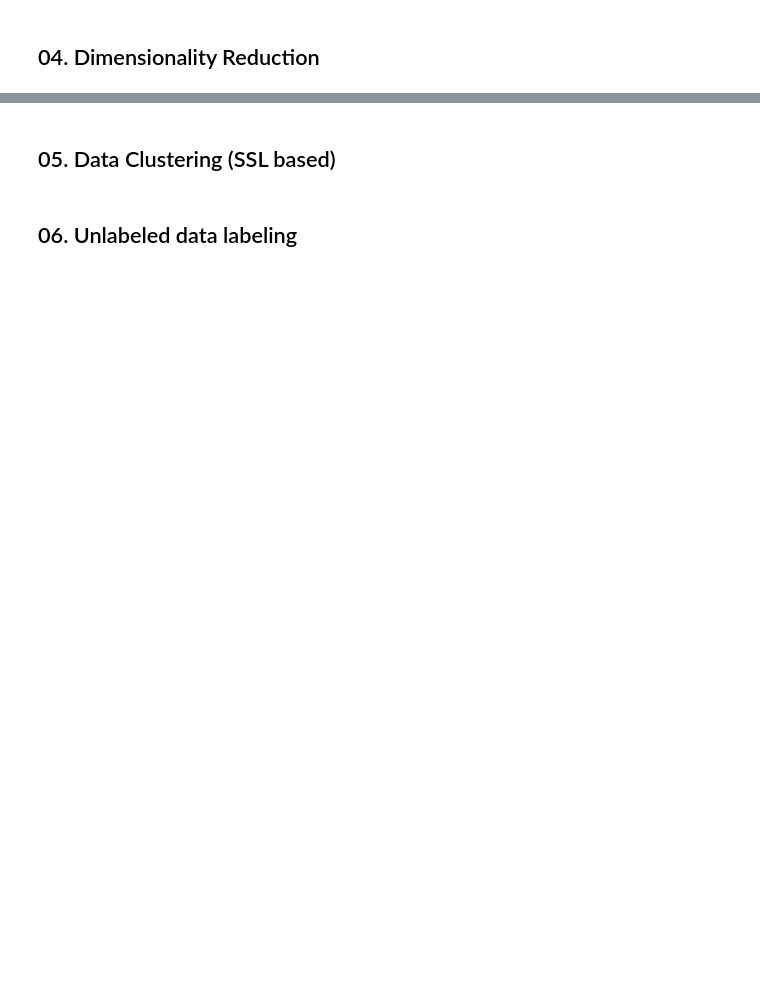
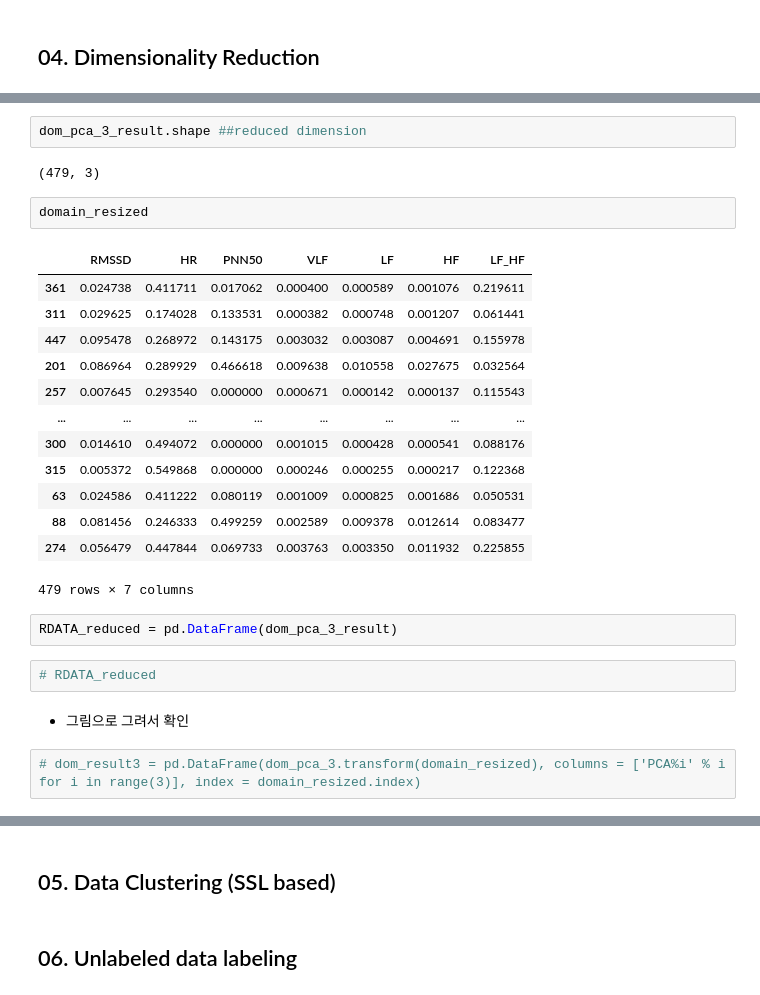
Before and after one commit to andrewyoo214/MachineLearning_python, a Jupyter notebook: DataAugmentation/DA.ipynb, the cells around one changed output, grey strips where cells are left out. Saved outputs shown, nothing was run; the diff lists cells and outputs as text; blank space fills up the shorter version.

```diff
--- a/DataAugmentation/DA.ipynb
+++ b/DataAugmentation/DA.ipynb
@@ -240,0 +331,28 @@ training.head()
+# %%
+dom_pca_3_result.shape ##reduced dimension
+# %% [output]
+(479, 3)
+# %%
+domain_resized
+# %% [output]
+|  | RMSSD | HR | PNN50 | VLF | LF | HF | LF_HF |
+| 361 | 0.024738 | 0.411711 | 0.017062 | 0.000400 | 0.000589 | 0.001076 | 0.219611 |
+| 311 | 0.029625 | 0.174028 | 0.133531 | 0.000382 | 0.000748 | 0.001207 | 0.061441 |
+| 447 | 0.095478 | 0.268972 | 0.143175 | 0.003032 | 0.003087 | 0.004691 | 0.155978 |
+| 201 | 0.086964 | 0.289929 | 0.466618 | 0.009638 | 0.010558 | 0.027675 | 0.032564 |
+| 257 | 0.007645 | 0.293540 | 0.000000 | 0.000671 | 0.000142 | 0.000137 | 0.115543 |
+| ... | ... | ... | ... | ... | ... | ... | ... |
+| 300 | 0.014610 | 0.494072 | 0.000000 | 0.001015 | 0.000428 | 0.000541 | 0.088176 |
+| 315 | 0.005372 | 0.549868 | 0.000000 | 0.000246 | 0.000255 | 0.000217 | 0.122368 |
+| 63 | 0.024586 | 0.411222 | 0.080119 | 0.001009 | 0.000825 | 0.001686 | 0.050531 |
+| 88 | 0.081456 | 0.246333 | 0.499259 | 0.002589 | 0.009378 | 0.012614 | 0.083477 |
+| 274 | 0.056479 | 0.447844 | 0.069733 | 0.003763 | 0.003350 | 0.011932 | 0.225855 |
+479 rows × 7 columns
+# %%
+RDATA_reduced = pd.DataFrame(dom_pca_3_result)
+# %%
+# RDATA_reduced
+# %% [markdown]
+* 그림으로 그려서 확인
+# %%
+# dom_result3 = pd.DataFrame(dom_pca_3.transform(domain_resized), columns = ['PCA%i' % i for i in range(3)], index = domain_resized.index)
```
Also changed, not shown: parts of 62 cells of this notebook, 2 other files.
